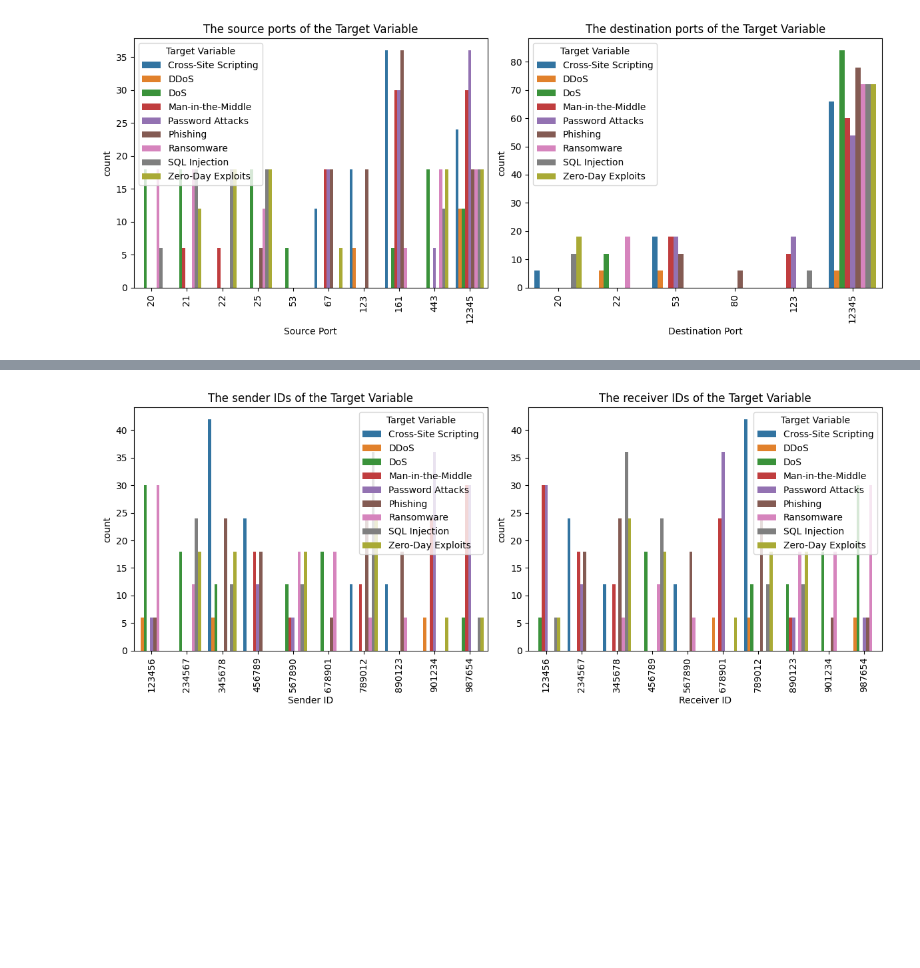
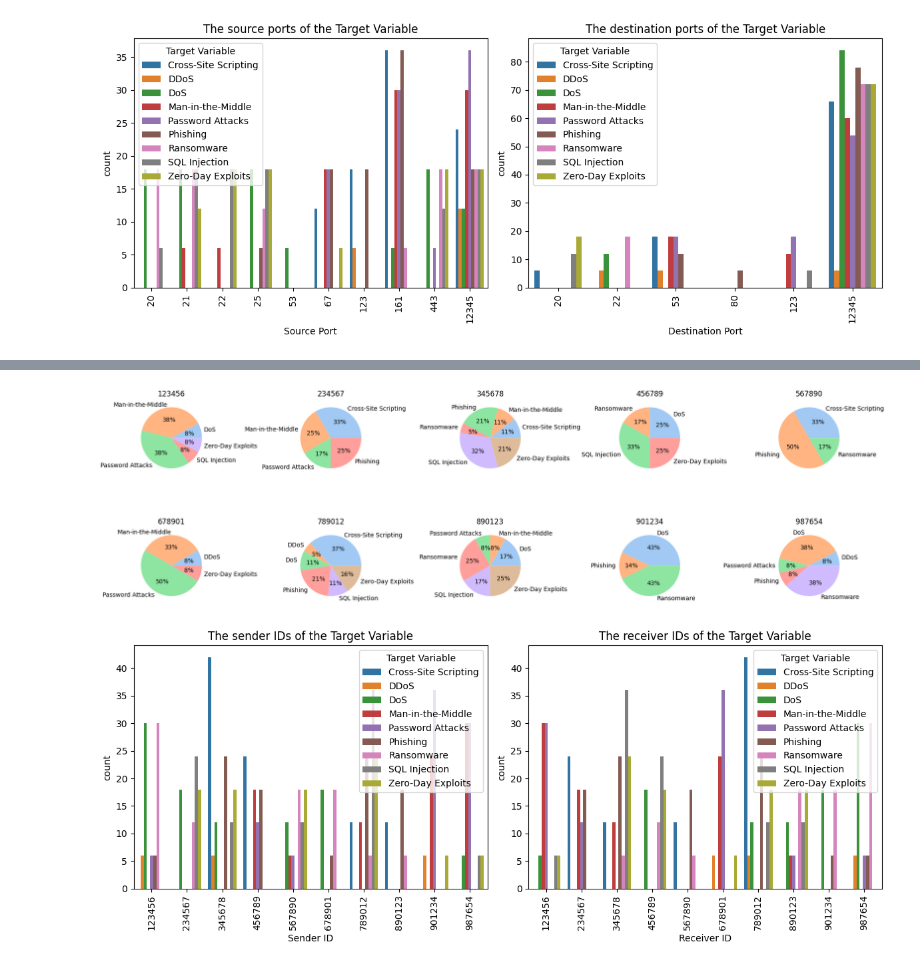
Before and after one commit to relmarrakchy/Cyber-Threat-Detection, a Jupyter notebook: Cyber_threat_detection.ipynb, the cells around one changed output, grey strips where cells are left out. Drawn from its saved outputs; the diff is of its cells as text; code cells hidden in the pictures; blank space fills up the shorter version.

```diff
--- a/Cyber_threat_detection.ipynb
+++ b/Cyber_threat_detection.ipynb
@@ -219,3 +239,8 @@ plt.show()
+# %%
+data = make_pie_data(dataset, "Receiver ID", "Target Variable")
+draw_pie_plot_ports(data)
+# %% [output]
+[figure, added]
 # %%
 plt.figure(figsize=(12, 5))
 
```
Also changed, not shown: parts of 5 cells of this notebook.
